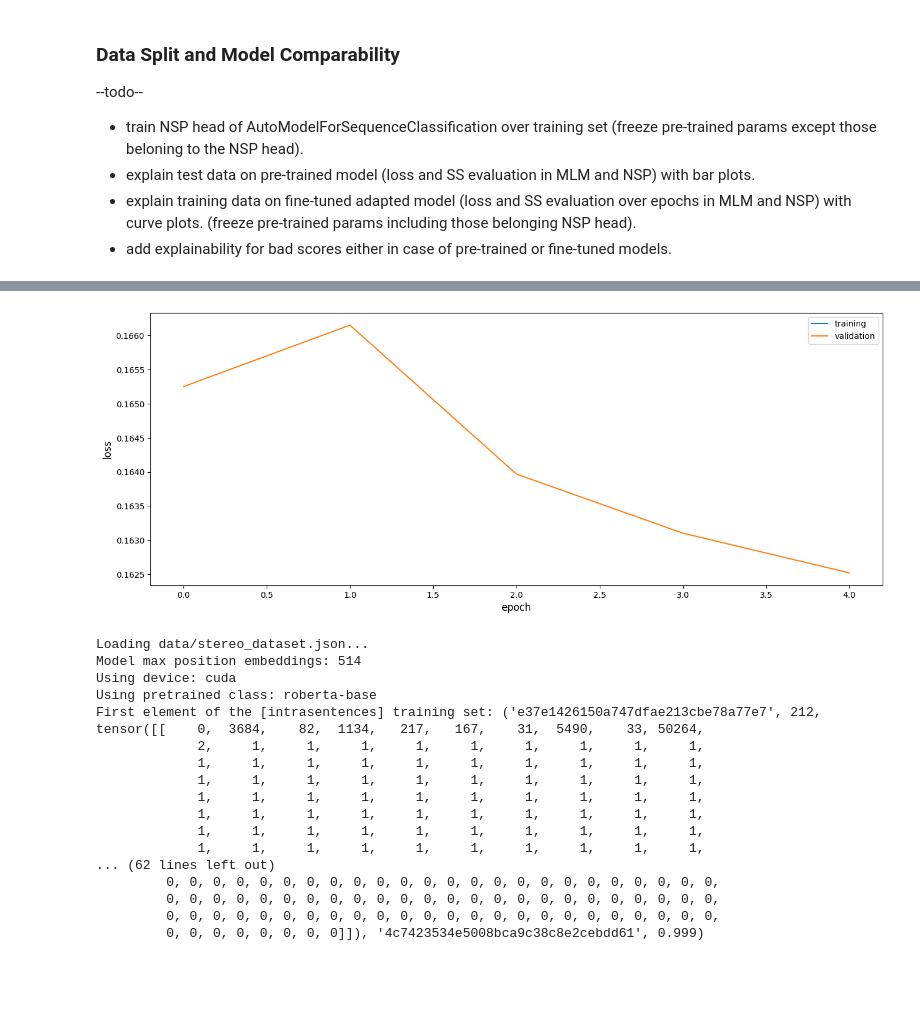
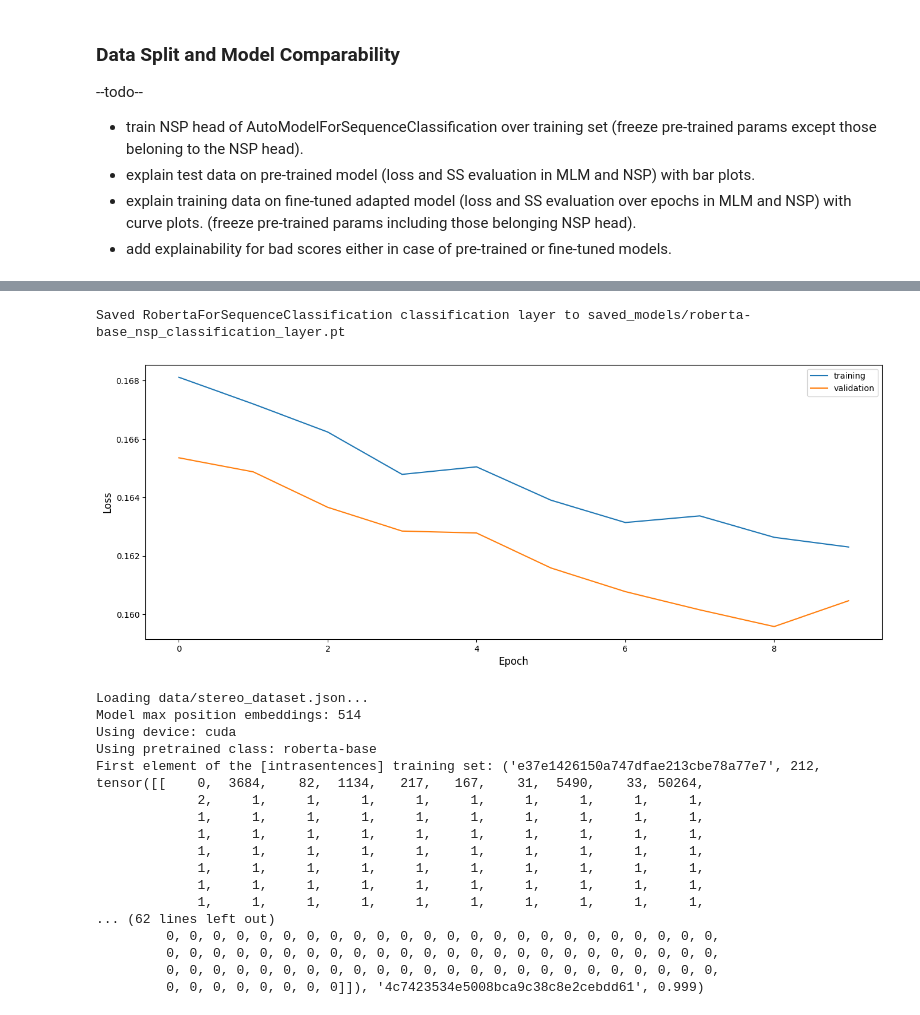
Before and after one commit to Abudo-S/MindTheGap, a Jupyter notebook: MindTheGap.ipynb, the cells around one changed output, grey strips where cells are left out. Saved outputs shown, nothing was run; the diff lists cells and outputs as text; code cells hidden in the pictures; blank space fills up the shorter version.

Commit message:
Adjust MindTheGap for loading&saving nsp layer.

```diff
--- a/MindTheGap.ipynb
+++ b/MindTheGap.ipynb
@@ -139,21 +157,21 @@ NUM_EPOCHS = 5
 # %%
-pretrained_model_name="roberta-base"
+#train_nsp_layer = True
 evaluator = SentenceEvaluator(input_file=INPUT_FILE, model_name=pretrained_model_name, batch_size=BATCH_SIZE,)
 
 perfermace_records = defaultdict(list)
-nsp_model = AdaptedNSPTransformer(model_name=pretrained_model_name)
-#Train NSP head of AutoModelForSequenceClassification
-for epoch in range(NUM_EPOCHS):
-    print(f"Epoch {epoch+1}/{NUM_EPOCHS}")
-    nsp_model.train_epoch(train_dataset=evaluator.inter_train_dataset, loss_fn=nn.MSELoss, batch_size=BATCH_SIZE, device=evaluator.device)
+if train_nsp_layer:
+    #Train NSP head of AutoModelForSequenceClassification
+    for epoch in range(NUM_EPOCHS):
+        print(f"Epoch {epoch+1}/{NUM_EPOCHS}")
+        train_loss = nsp_model.train_epoch(train_dataset=evaluator.inter_train_dataset, loss_fn=nn.MSELoss, batch_size=BATCH_SIZE, device=evaluator.device)
 
-    #record training and validation loss
-    training_results = evaluator.evaluate_intersentence(targetModel=nsp_model, useTrainingSet=True)
-    val_results = evaluator.evaluate_intersentence(targetModel=nsp_model)
-    train_loss = sum([training_result['loss'] for training_result in training_results]) / len(training_results)
-    val_loss = sum([val_result['loss'] for val_result in val_results]) / len(val_results)
-    print(f"Training Loss: {train_loss}, Validation Loss: {val_loss}")
-    perfermace_records['train_loss'].append(train_loss)
-    perfermace_records['val_loss'].append(val_loss)
+        #record training and validation loss
+        # train_results = evaluator.evaluate_intersentence(targetModel=nsp_model, use_train_set=True)
+        # train_loss = sum([train_result['loss'] for train_result in train_results]) / len(train_results)
+        val_results = evaluator.evaluate_intersentence(targetModel=nsp_model)
+        val_loss = sum([val_result['loss'] for val_result in val_results]) / len(val_results)
+        print(f"Training Loss: {train_loss}, Validation Loss: {val_loss}")
+        perfermace_records['train_loss'].append(train_loss)
+        perfermace_records['val_loss'].append(val_loss)
 # %% [output]
 Loading data/stereo_dataset.json...
@@ -248,3 +249,9 @@ Training Loss: 0.16250535752021125, Validation Loss: 0.16252072636518058
+# %%
+#save NSP classification layer's weights
+if train_nsp_layer:
+    nsp_model.save_nsp_layer(target_path=nsp_layer_path)
+# %% [output]
+Saved RobertaForSequenceClassification classification layer to saved_models/roberta-base_nsp_classification_layer.pt
 # %%
 '''
 model_evaluation should contain loss, val_loss, icat, val_icat
@@ -256,26 +263,27 @@ def performance_plot(model_evaluation:dict, ignore_icat_plot=False):
     if not ignore_icat_plot:
         plt.subplot(1, 2, 1)
 
-    plt.plot(model_evaluation['loss'])
+    plt.plot(model_evaluation['train_loss'])
     plt.plot(model_evaluation['val_loss'])
-    plt.ylabel('loss', size=12)
-    plt.xlabel('epoch', size=12)
+    plt.ylabel('Loss', size=12)
+    plt.xlabel('Epoch', size=12)
     plt.legend(['training', 'validation'])
 
     #plot icat score
     if not ignore_icat_plot:
         plt.subplot(1, 2, 2)
-        plt.plot(model_evaluation['icat'])
+        plt.plot(model_evaluation['train_icat'])
         plt.plot(model_evaluation['val_icat'])
-        plt.ylabel('icat', size=12)
-        plt.xlabel('epoch', size=12)
+        plt.ylabel('ICAT', size=12)
+        plt.xlabel('Epoch', size=12)
         plt.legend(['training', 'validation'])
 
     plt.show()
-# %%
-performance_plot(perfermace_records, ignore_icat_plot=True)
-# %% [output]
-[figure, removed]
+# %%
+if train_nsp_layer: #the NSP layer has been trained
+    performance_plot(perfermace_records, ignore_icat_plot=True)
+# %% [output]
+[figure, added]
 # %%
 results = evaluator.evaluate()
 #results
```
Also changed, not shown: parts of 4 cells of this notebook, 1 other file.
